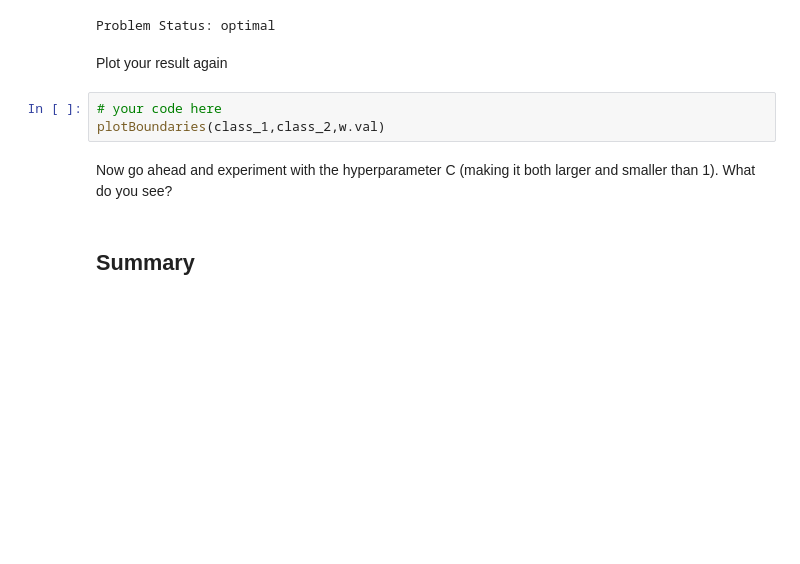
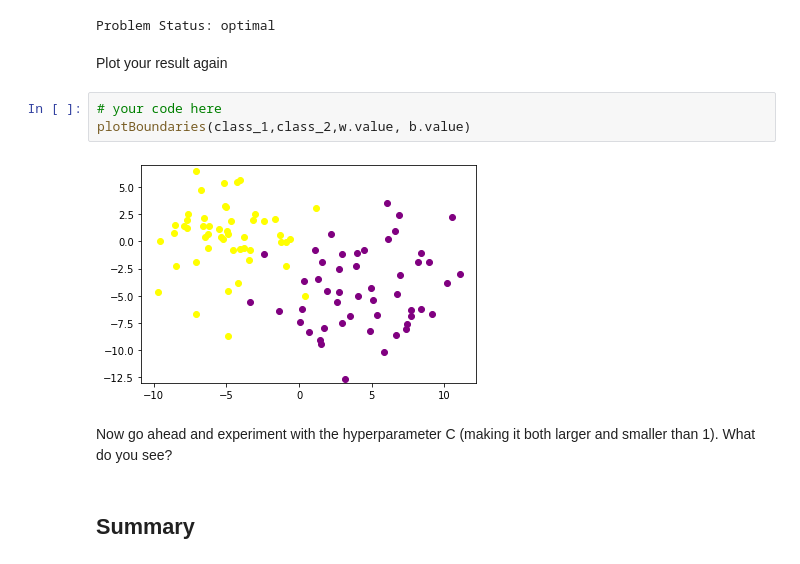
Before and after one commit to karolinajoz/dsc-building-an-svm-from-scratch-lab-nyc-ds-082619, a Jupyter notebook: index.ipynb, the cells around one changed output. Cells and saved outputs as stored; diff of their text form; blank space fills up the shorter version.

```diff
--- a/index.ipynb
+++ b/index.ipynb
@@ -285,7 +285,9 @@ Problem Status: optimal
 Plot your result again
 # %%
 # your code here
-plotBoundaries(class_1,class_2,w.val)
+plotBoundaries(class_1,class_2,w.value, b.value)
+# %% [output]
+[figure, added]
 # %% [markdown]
 Now go ahead and experiment with the hyperparameter C (making it both larger and smaller than 1). What do you see?
 # %% [markdown]
```
